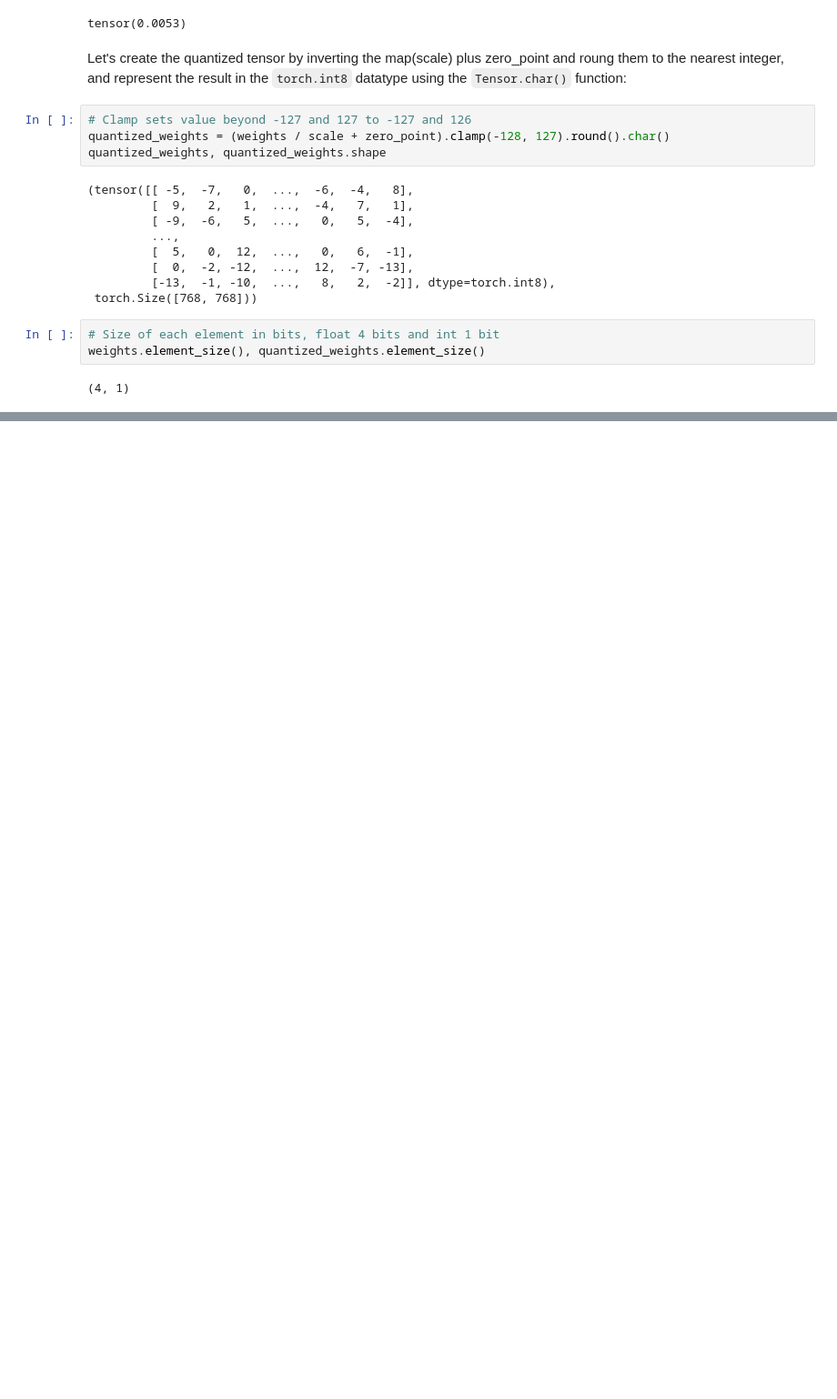
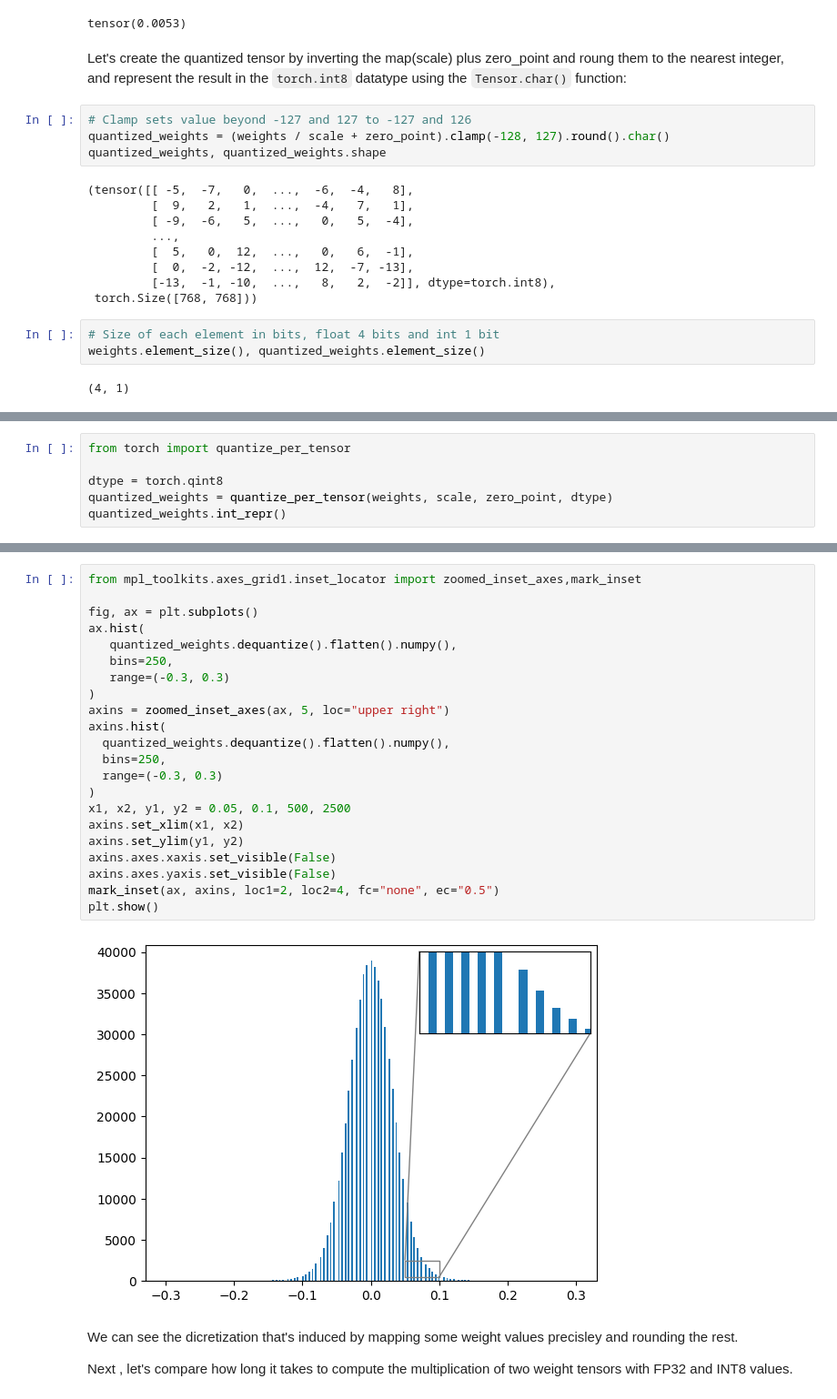
Before and after one commit to JpChii/nlp-with-hugging-face, a Jupyter notebook: notebooks/8-Making-transformers-efficient-in-production.ipynb, the cells around one changed output, grey strips where cells are left out. Shown at 91% size. Cells and saved outputs as stored; diff of their text form; blank space fills up the shorter version.

```diff
--- a/notebooks/8-Making-transformers-efficient-in-production.ipynb
+++ b/notebooks/8-Making-transformers-efficient-in-production.ipynb
@@ -1146,0 +1149,6 @@ weights.element_size(), quantized_weights.element_size()
+# %%
+from torch import quantize_per_tensor
+
+dtype = torch.qint8
+quantized_weights = quantize_per_tensor(weights, scale, zero_point, dtype)
+quantized_weights.int_repr()
@@ -1146,0 +1177,28 @@ weights.element_size(), quantized_weights.element_size()
+# %%
+from mpl_toolkits.axes_grid1.inset_locator import zoomed_inset_axes,mark_inset
+
+fig, ax = plt.subplots()
+ax.hist(
+   quantized_weights.dequantize().flatten().numpy(),
+   bins=250,
+   range=(-0.3, 0.3)
+)
+axins = zoomed_inset_axes(ax, 5, loc="upper right")
+axins.hist(
+  quantized_weights.dequantize().flatten().numpy(),
+  bins=250,
+  range=(-0.3, 0.3)
+)
+x1, x2, y1, y2 = 0.05, 0.1, 500, 2500
+axins.set_xlim(x1, x2)
+axins.set_ylim(y1, y2)
+axins.axes.xaxis.set_visible(False)
+axins.axes.yaxis.set_visible(False)
+mark_inset(ax, axins, loc1=2, loc2=4, fc="none", ec="0.5")
+plt.show()
+# %% [output]
+[figure, added]
+# %% [markdown]
+We can see the dicretization that's induced by mapping some weight values precisley and rounding the rest.
+
+Next , let's compare how long it takes to compute the multiplication of two weight tensors with FP32 and INT8 values.
```
Also changed, not shown: parts of 16 cells of this notebook.
